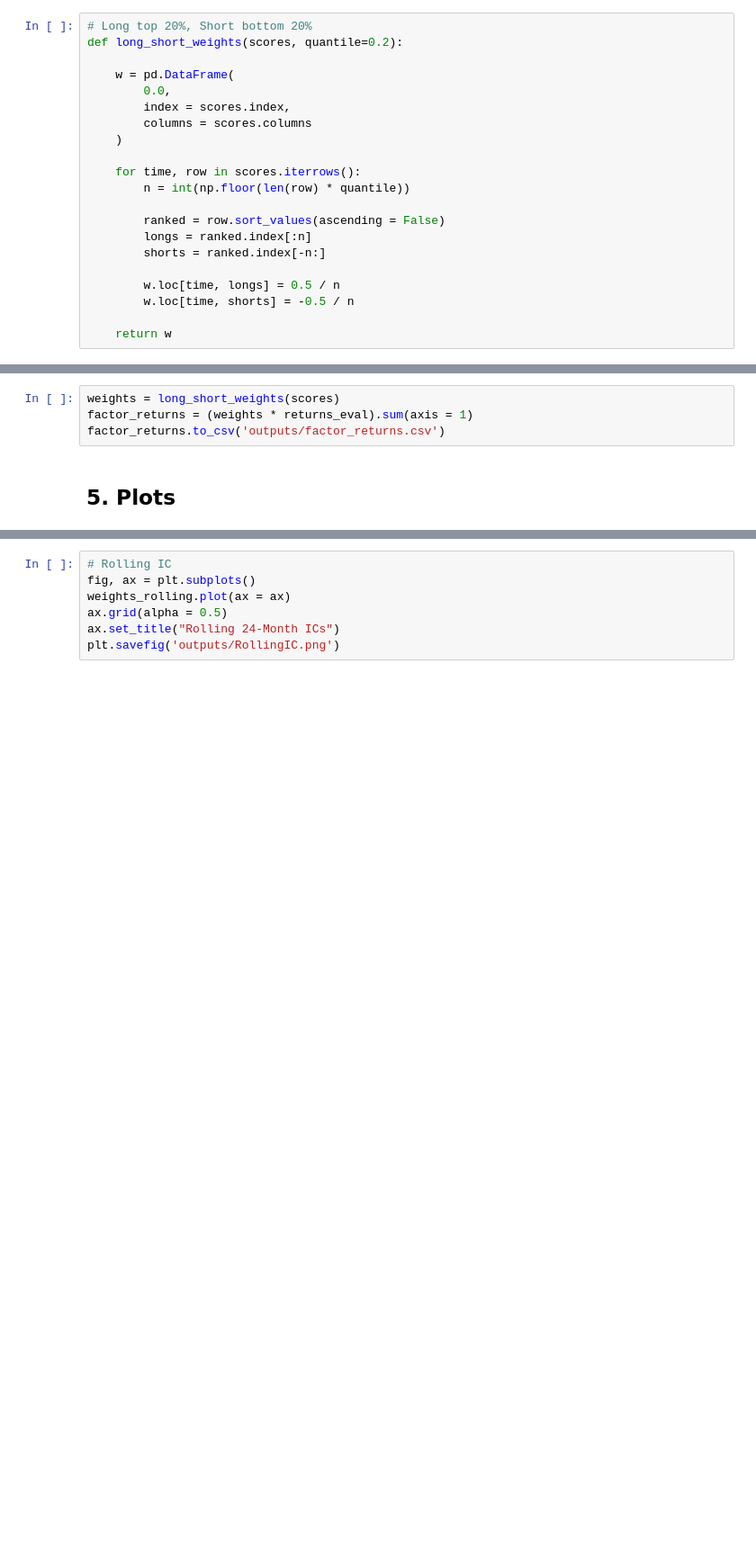
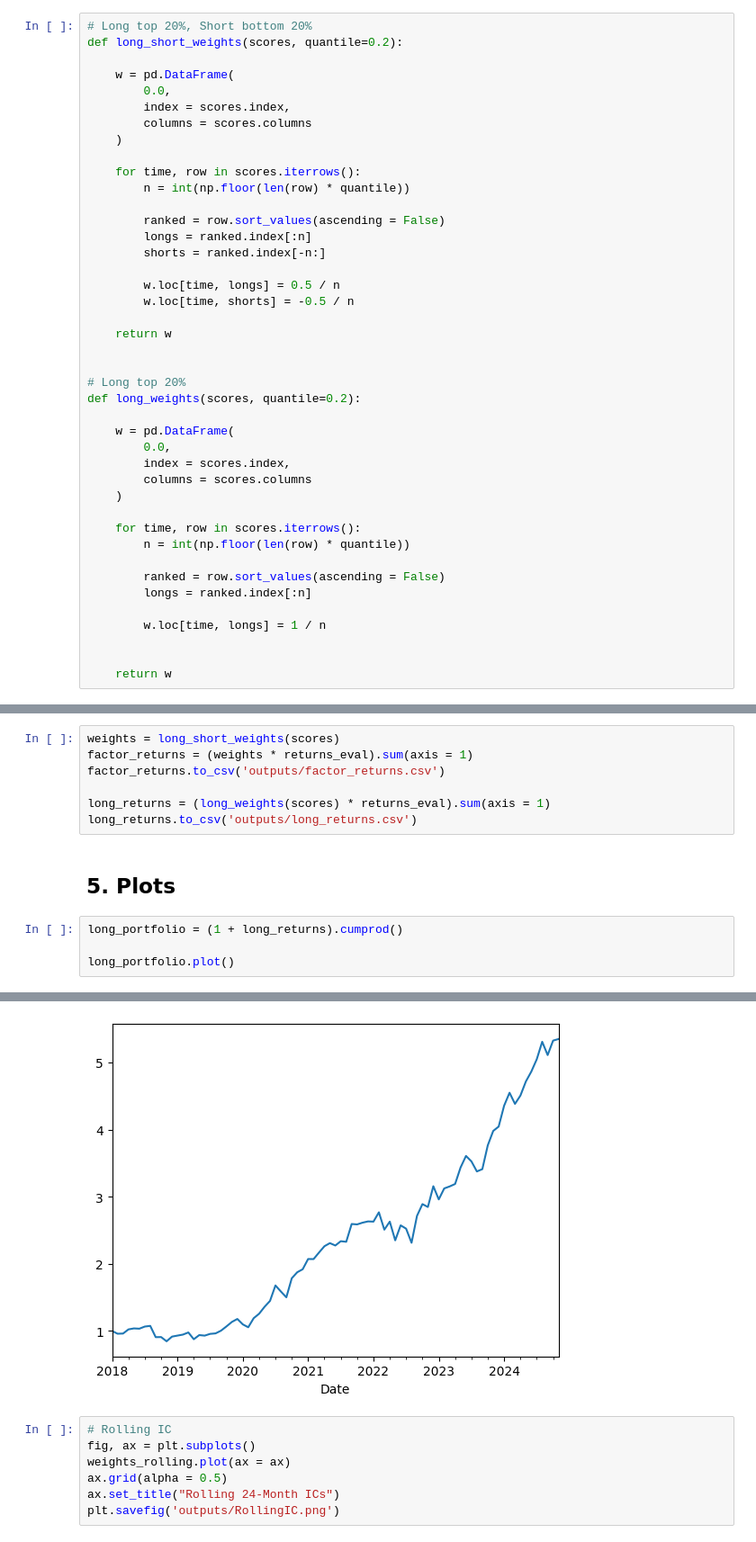
Before and after one commit to gy623/Cross-Sectional-Factor-Model-of-Asset-Returns, a Jupyter notebook: Dynamic_Cross_Sectional_Factor_Model.ipynb, the cells around one changed output, grey strips where cells are left out. Shown at 90% size. Saved outputs shown, nothing was run; the diff lists cells and outputs as text; blank space fills up the shorter version.

```diff
--- a/Dynamic_Cross_Sectional_Factor_Model.ipynb
+++ b/Dynamic_Cross_Sectional_Factor_Model.ipynb
@@ -573,6 +573,27 @@ def long_short_weights(scores, quantile=0.2):
         w.loc[time, shorts] = -0.5 / n
 
     return w
+
+
+# Long top 20%
+def long_weights(scores, quantile=0.2):
+
+    w = pd.DataFrame(
+        0.0,
+        index = scores.index,
+        columns = scores.columns
+    )
+
+    for time, row in scores.iterrows():
+        n = int(np.floor(len(row) * quantile))
+
+        ranked = row.sort_values(ascending = False)
+        longs = ranked.index[:n]
+
+        w.loc[time, longs] = 1 / n
+
+
+    return w
 # %%
 returns_eval = returns.shift(-1).reindex(t_eval)
 returns_eval.to_csv('data/returns_eval.csv')
@@ -596,5 +617,13 @@ returns_eval
 weights = long_short_weights(scores)
 factor_returns = (weights * returns_eval).sum(axis = 1)
 factor_returns.to_csv('outputs/factor_returns.csv')
+
+long_returns = (long_weights(scores) * returns_eval).sum(axis = 1)
+long_returns.to_csv('outputs/long_returns.csv')
 # %% [markdown]
 ## 5. Plots
+# %%
+long_portfolio = (1 + long_returns).cumprod()
+
+long_portfolio.plot()
+# %% [output]
@@ -601,3 +631,4 @@ factor_returns.to_csv('outputs/factor_returns.csv')
+[figure, added]
 # %%
 # Rolling IC
 fig, ax = plt.subplots()
```
Also changed, not shown: parts of 8 cells of this notebook, 26 other files.
